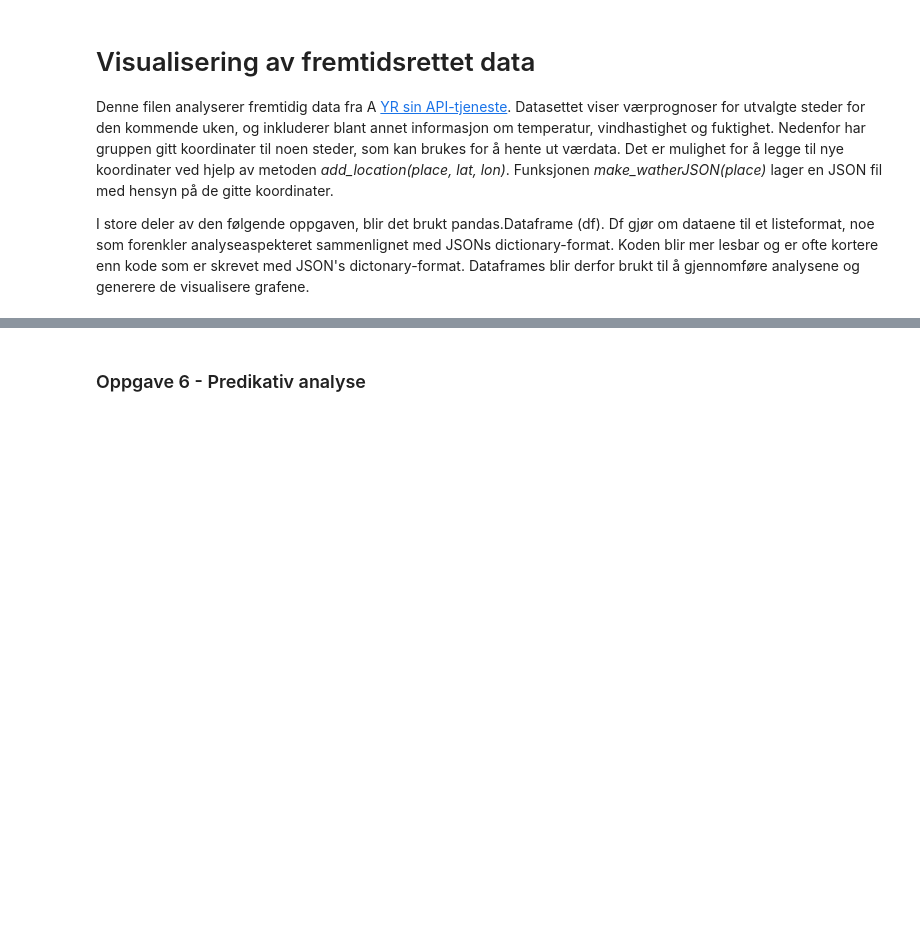
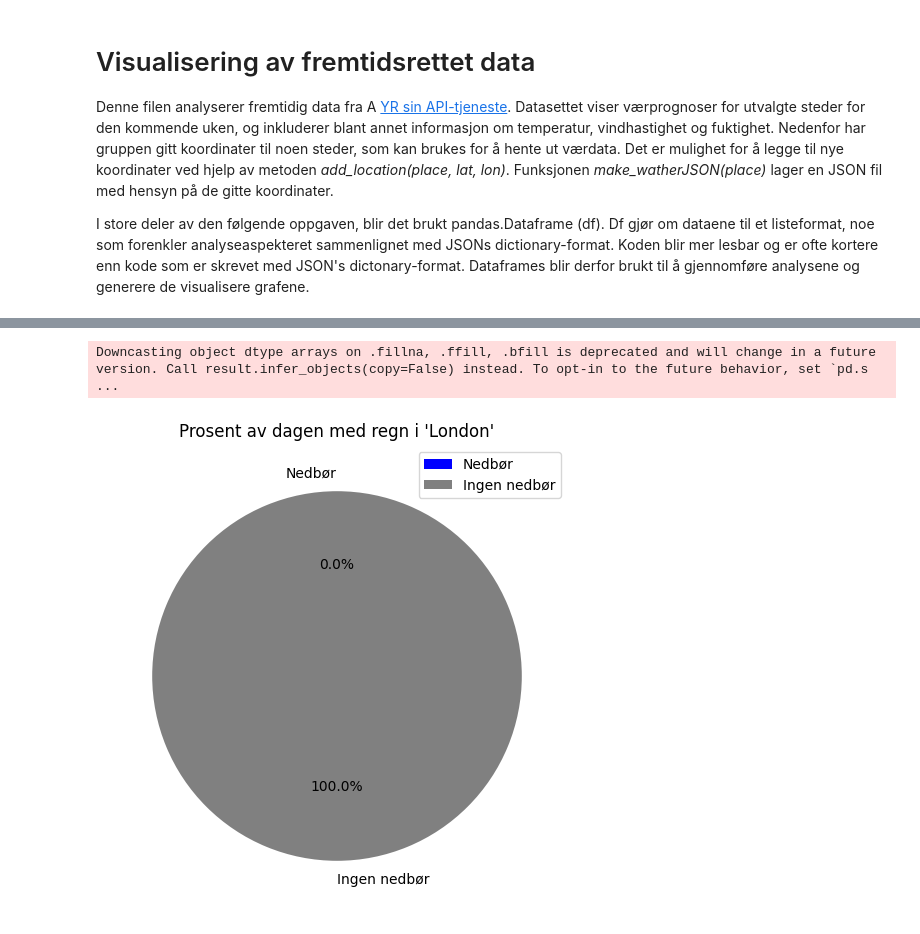
Before and after one commit to nhstorbe/Prosjekt-Anvendt-, a Jupyter notebook: src/Mappe 2/data_visualisering_fremtid.ipynb, the cells around one changed output, grey strips where cells are left out. Saved outputs shown, nothing was run; the diff lists cells and outputs as text; code cells hidden in the pictures; blank space fills up the shorter version.

```diff
--- a/src/Mappe 2/data_visualisering_fremtid.ipynb
+++ b/src/Mappe 2/data_visualisering_fremtid.ipynb
@@ -211,2 +204,22 @@ plot_weather("New York", value_weather_entry[2])
-# %% [markdown]
-### Oppgave 6 - Predikativ analyse
+# %%
+# Lager kakediagram som indikerer hvor mye av dagen det har regnet for en gitt plass
+def rain_pieplot(place):
+    df = get_weatherDataframe(place)
+    total_hours = len(df)
+    rain_hours = sum(df[value_weather_entry[3]] > 0)
+    no_rain_hours = total_hours - rain_hours
+
+    labels = ["Nedbør", "Ingen nedbør"]
+    sizes = [rain_hours, no_rain_hours]
+    colors = ["b", "gray"]
+
+    plt.figure(figsize=(6, 6))
+    plt.pie(sizes, labels=labels, colors=colors, autopct='%1.1f%%', startangle=90)
+    plt.title(f"Prosent av dagen med regn i '{place}'")
+    plt.legend()
+    plt.show()
+
+rain_pieplot("London")
+# %% [output]
+Downcasting object dtype arrays on .fillna, .ffill, .bfill is deprecated and will change in a future version. Call result.infer_objects(copy=False) instead. To opt-in to the future behavior, set `pd.s ...
+[figure, added]
```
Also changed, not shown: parts of 8 cells of this notebook, 3 other files.
